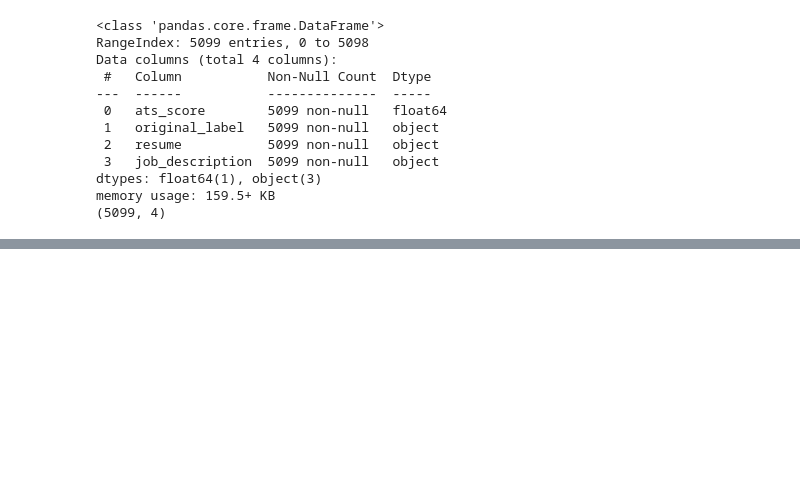
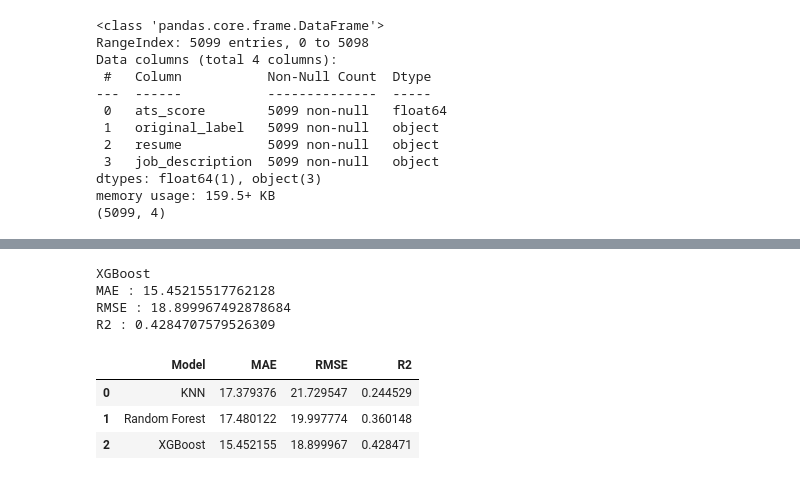
Before and after one commit to pranta2003/ATS-Score-Prediction, a Jupyter notebook: ats-score-prediction-project.ipynb, the cells around one changed output, grey strips where cells are left out. Drawn from its saved outputs; the diff is of its cells as text; code cells hidden in the pictures; blank space fills up the shorter version.

Commit message:
Kaggle Notebook | ATS_Score_prediction_Project | Model Run with comparison(KNN,XG,RF)

```diff
--- a/ats-score-prediction-project.ipynb
+++ b/ats-score-prediction-project.ipynb
@@ -231,0 +350,17 @@ from sentence_transformers import SentenceTransformer
+# %%
+#X-GBoost
+
+from xgboost import XGBRegressor
+
+xgb = XGBRegressor(
+
+    n_estimators=300,
+
+    learning_rate=0.05,
+
+    max_depth=6,
+
+    random_state=42
+)
+
+xgb.fit(X_train,y_train)
@@ -231,0 +379,55 @@ from sentence_transformers import SentenceTransformer
+# %%
+xgb_pred = xgb.predict(X_test)
+# %%
+#Evo
+
+print("XGBoost")
+
+print("MAE :",mean_absolute_error(y_test,xgb_pred))
+
+print("RMSE :",np.sqrt(mean_squared_error(y_test,xgb_pred)))
+
+print("R2 :",r2_score(y_test,xgb_pred))
+# %% [output]
+XGBoost
+MAE : 15.45215517762128
+RMSE : 18.899967492878684
+R2 : 0.4284707579526309
+# %%
+#comparison
+
+import pandas as pd
+
+results = pd.DataFrame({
+
+    "Model":[
+        "KNN",
+        "Random Forest",
+        "XGBoost"
+    ],
+
+    "MAE":[
+        mean_absolute_error(y_test,knn_pred),
+        mean_absolute_error(y_test,rf_pred),
+        mean_absolute_error(y_test,xgb_pred)
+    ],
+
+    "RMSE":[
+        np.sqrt(mean_squared_error(y_test,knn_pred)),
+        np.sqrt(mean_squared_error(y_test,rf_pred)),
+        np.sqrt(mean_squared_error(y_test,xgb_pred))
+    ],
+
+    "R2":[
+        r2_score(y_test,knn_pred),
+        r2_score(y_test,rf_pred),
+        r2_score(y_test,xgb_pred)
+    ]
+})
+
+results
+# %% [output]
+|  | Model | MAE | RMSE | R2 |
+| 0 | KNN | 17.379376 | 21.729547 | 0.244529 |
+| 1 | Random Forest | 17.480122 | 19.997774 | 0.360148 |
+| 2 | XGBoost | 15.452155 | 18.899967 | 0.428471 |
```
Also changed, not shown: parts of 19 cells of this notebook.
